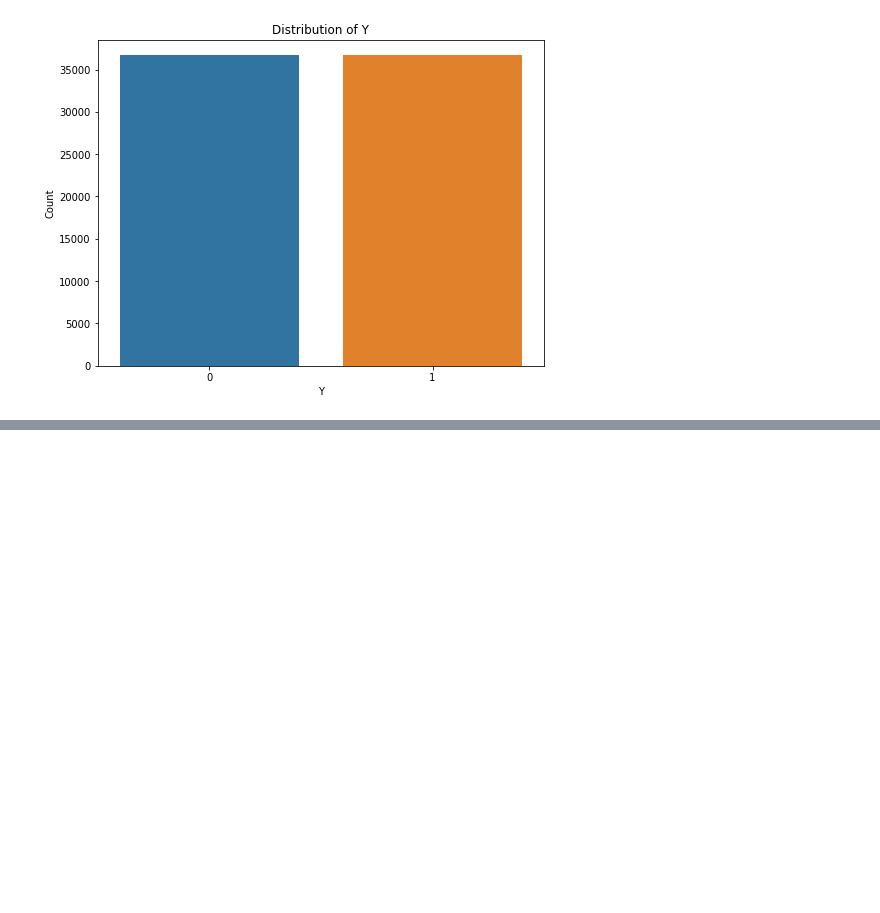
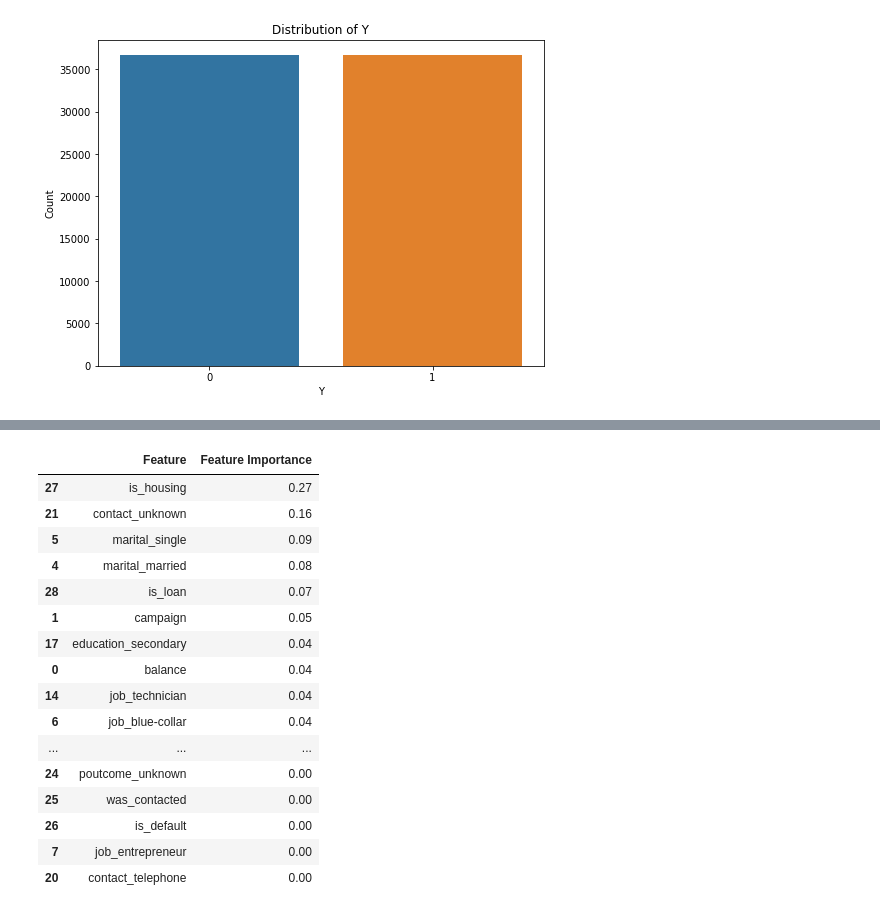
Before and after one commit to Vinitladse/-Bank-Marketing-Effectiveness-Prediction, a Jupyter notebook: Vinit_ladse(Group)_Bank_Marketing_Effectiveness_Prediction_Capstone_Project.ipynb, the cells around one changed output, grey strips where cells are left out. Cells and saved outputs as stored; diff of their text form; code cells hidden in the pictures; blank space fills up the shorter version.

```diff
--- a/Vinit_ladse(Group)_Bank_Marketing_Effectiveness_Prediction_Capstone_Project.ipynb
+++ b/Vinit_ladse(Group)_Bank_Marketing_Effectiveness_Prediction_Capstone_Project.ipynb
@@ -911,0 +1036,21 @@ ax.yaxis.set_ticklabels(labels)
+# %%
+fim_gb_df=importance_gb_df.sort_values(by=['Feature Importance'],ascending=False)
+fim_gb_df
+# %% [output]
+|  | Feature | Feature Importance |
+| 27 | is_housing | 0.27 |
+| 21 | contact_unknown | 0.16 |
+| 5 | marital_single | 0.09 |
+| 4 | marital_married | 0.08 |
+| 28 | is_loan | 0.07 |
+| 1 | campaign | 0.05 |
+| 17 | education_secondary | 0.04 |
+| 0 | balance | 0.04 |
+| 14 | job_technician | 0.04 |
+| 6 | job_blue-collar | 0.04 |
+| ... | ... | ... |
+| 24 | poutcome_unknown | 0.00 |
+| 25 | was_contacted | 0.00 |
+| 26 | is_default | 0.00 |
+| 7 | job_entrepreneur | 0.00 |
+| 20 | contact_telephone | 0.00 |
```
Also changed, not shown: parts of 44 cells of this notebook.
